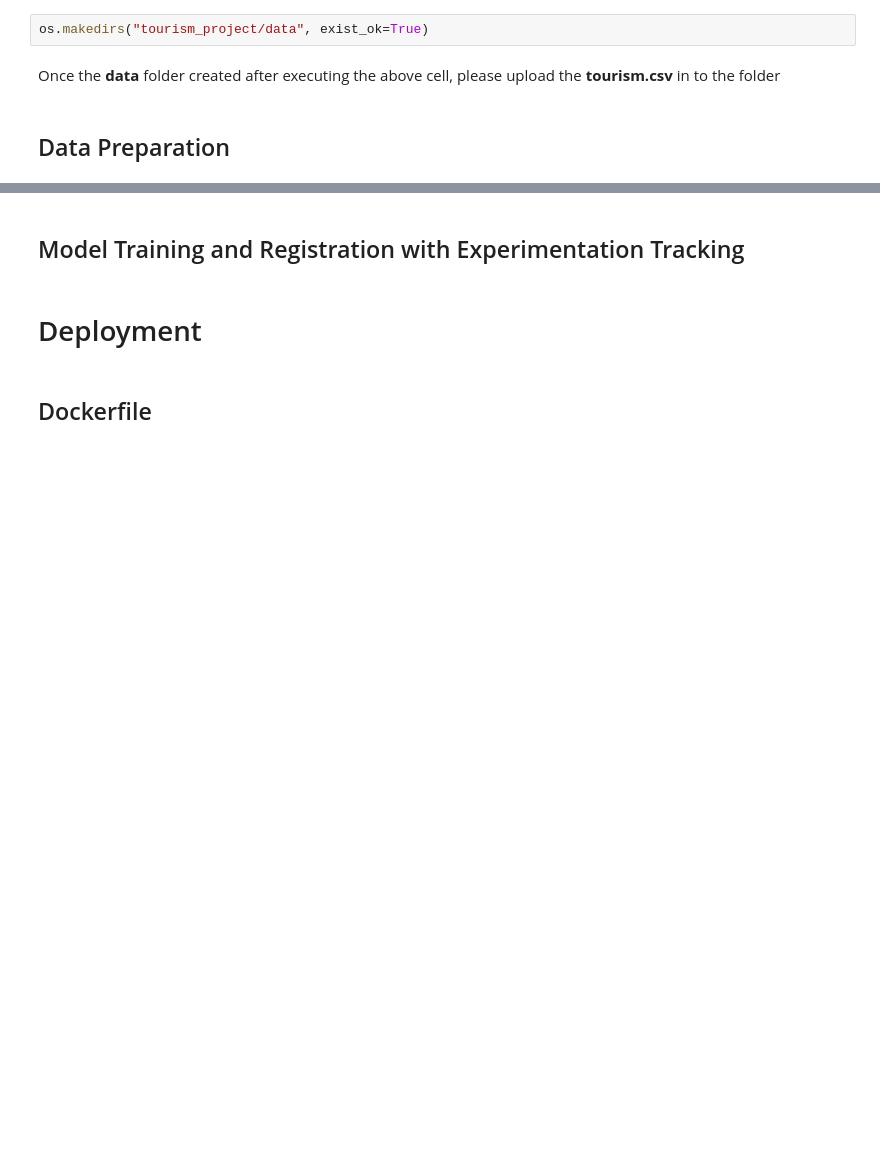
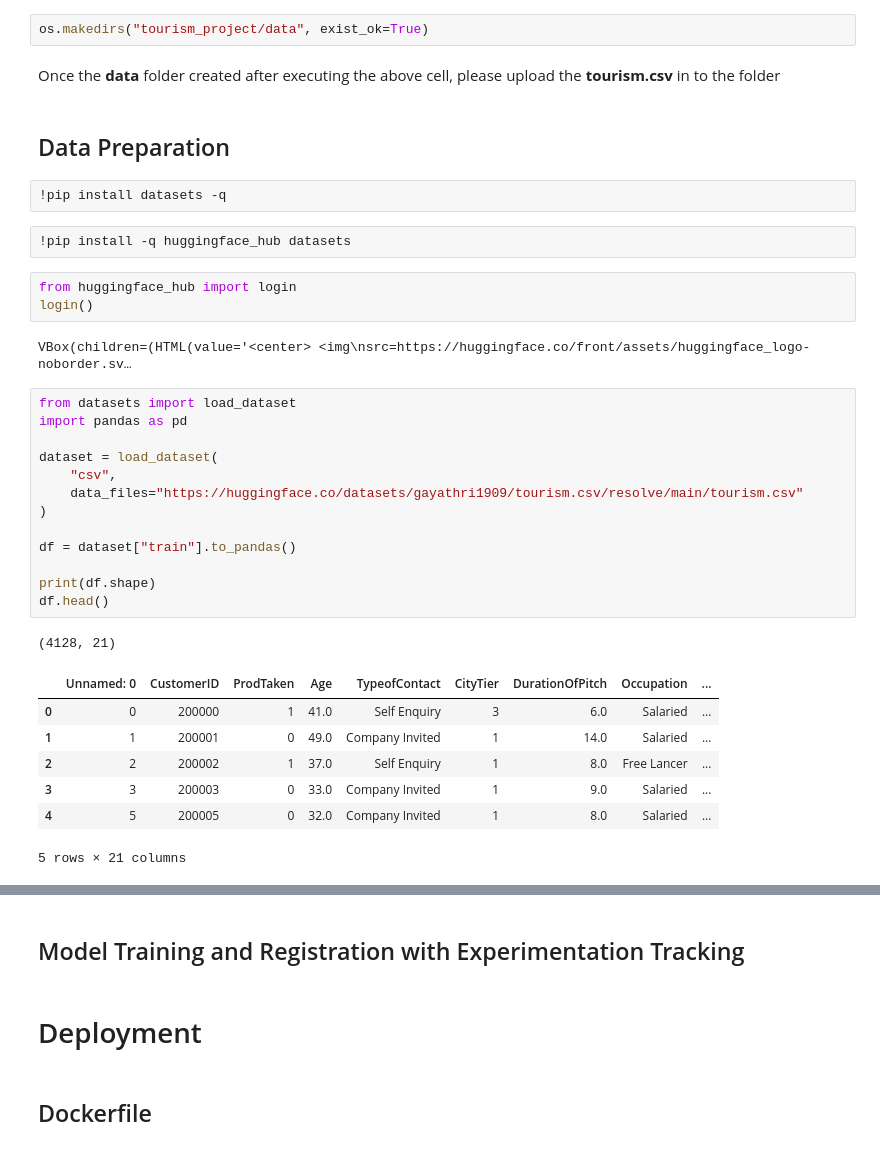
Before and after one commit to gayathrisridhar88-dot/tourism-mlops-project, a Jupyter notebook: notebooks/Gayathri_aml_and_mlops_project.ipynb, the cells around one changed output, grey strips where cells are left out. Cells and saved outputs as stored; diff of their text form; blank space fills up the shorter version.

```diff
--- a/notebooks/Gayathri_aml_and_mlops_project.ipynb
+++ b/notebooks/Gayathri_aml_and_mlops_project.ipynb
@@ -55,3 +55,34 @@ os.makedirs("tourism_project/data", exist_ok=True)
 Once the **data** folder created after executing the above cell, please upload the **tourism.csv** in to the folder
 # %% [markdown]
 ## Data Preparation
+# %%
+!pip install datasets -q
+# %%
+!pip install -q huggingface_hub datasets
+# %%
+from huggingface_hub import login
+login()
+# %% [output]
+VBox(children=(HTML(value='<center> <img\nsrc=https://huggingface.co/front/assets/huggingface_logo-noborder.sv…
+# %%
+from datasets import load_dataset
+import pandas as pd
+
+dataset = load_dataset(
+    "csv",
+    data_files="https://huggingface.co/datasets/gayathri1909/tourism.csv/resolve/main/tourism.csv"
+)
+
+df = dataset["train"].to_pandas()
+
+print(df.shape)
+df.head()
+# %% [output]
+(4128, 21)
+|  | Unnamed: 0 | CustomerID | ProdTaken | Age | TypeofContact | CityTier | DurationOfPitch | Occupation | ... |
+| 0 | 0 | 200000 | 1 | 41.0 | Self Enquiry | 3 | 6.0 | Salaried | ... |
+| 1 | 1 | 200001 | 0 | 49.0 | Company Invited | 1 | 14.0 | Salaried | ... |
+| 2 | 2 | 200002 | 1 | 37.0 | Self Enquiry | 1 | 8.0 | Free Lancer | ... |
+| 3 | 3 | 200003 | 0 | 33.0 | Company Invited | 1 | 9.0 | Salaried | ... |
+| 4 | 5 | 200005 | 0 | 32.0 | Company Invited | 1 | 8.0 | Salaried | ... |
+5 rows × 21 columns
```
Also changed, not shown: parts of 9 cells of this notebook.
